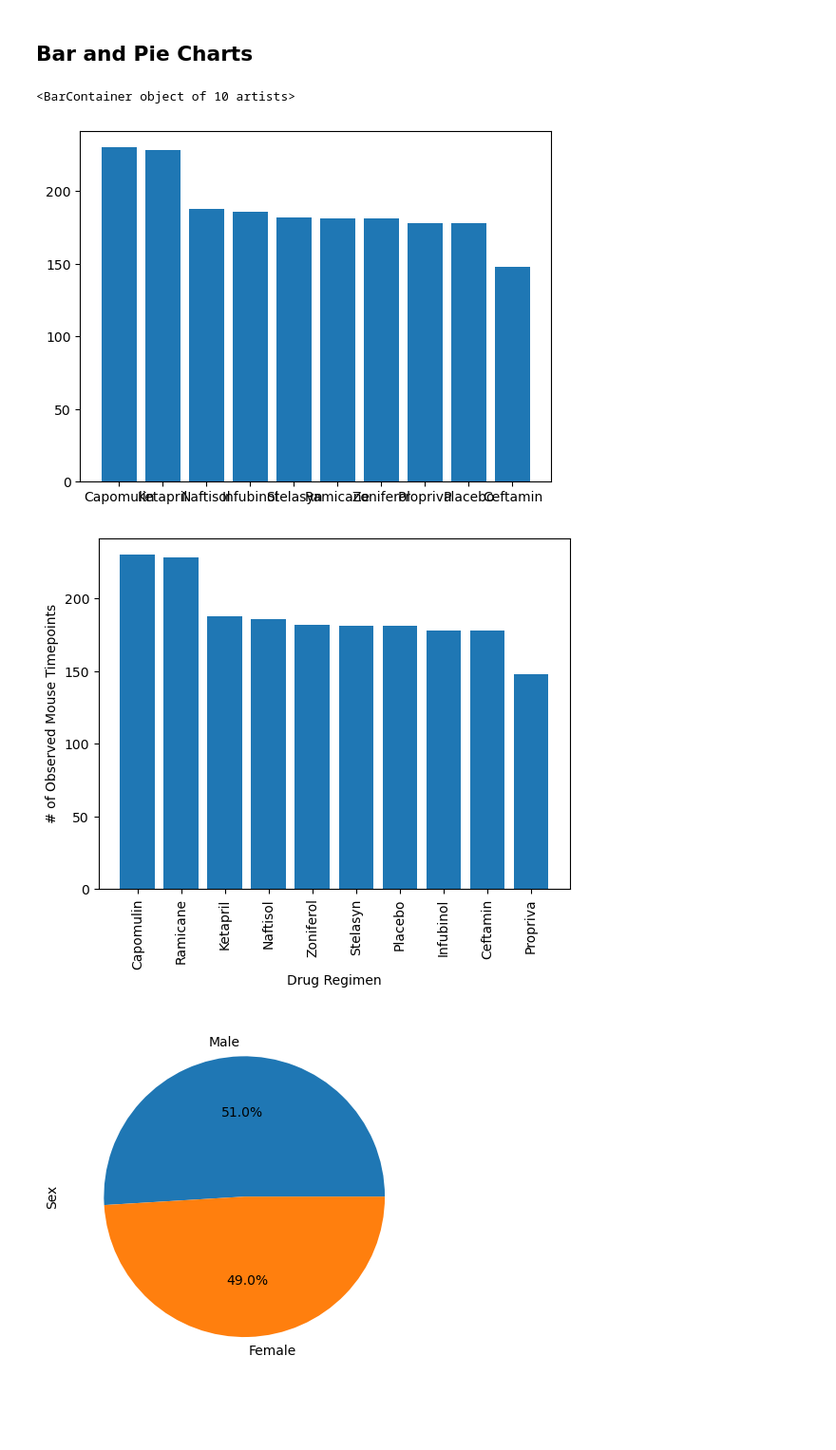
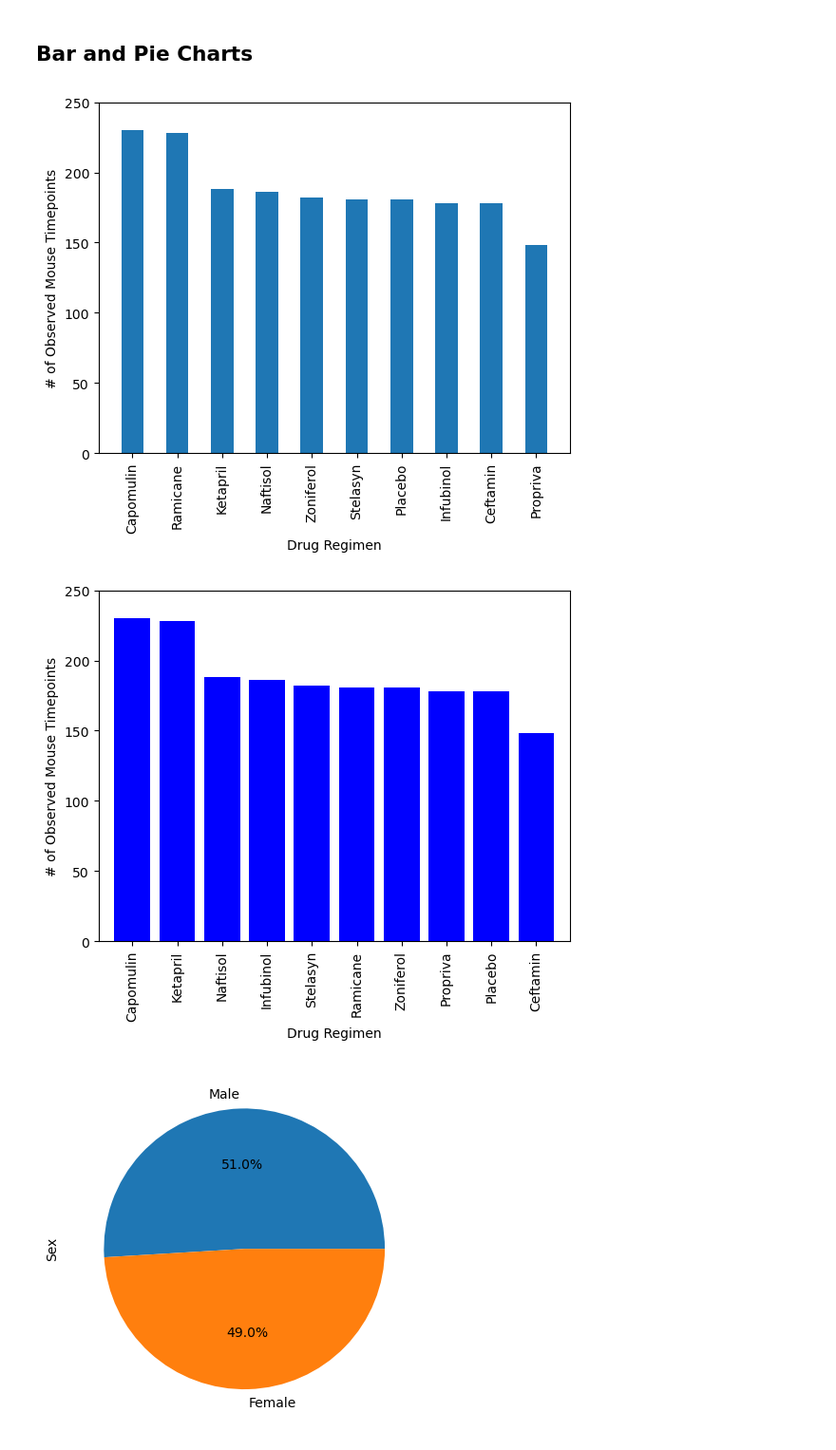
Before and after one commit to ddaniel2024/Module-5-Data-Visualisation, a Jupyter notebook: pymaceuticals_main.ipynb, the cells around one changed output. Shown: that part at 95% size. Cells and saved outputs as stored; diff of their text form; code cells hidden in the pictures; blank space fills up the shorter version.

Commit message:
bar charts completed

```diff
--- a/pymaceuticals_main.ipynb
+++ b/pymaceuticals_main.ipynb
@@ -143,13 +143,33 @@ summary_df_2
 ## Bar and Pie Charts
 # %%
 # Generate a bar plot showing the total number of rows (Mouse ID/Timepoints) for each drug regimen using Pandas.
+observed_timepoints_df = cleaned_data["Drug Regimen"].value_counts()
+observed_timepoints_df.plot(kind="bar")
+
+plt.xlim(-0.75,len(x_axis)-0.25)
+plt.ylim(0, max(data)+20)
+
+plt.xlabel("Drug Regimen")
+plt.ylabel("# of Observed Mouse Timepoints")
+plt.show()
 # %% [output]
-<BarContainer object of 10 artists>
-[figure, old version]
+[figure, new version]
 # %%
 # Generate a bar plot showing the total number of rows (Mouse ID/Timepoints) for each drug regimen using pyplot.
+x_axis = cleaned_data["Drug Regimen"].unique()
+data = cleaned_data["Drug Regimen"].value_counts()
+
+plt.bar(x_axis, data, color="b", align="center")
+plt.xticks(rotation="vertical")
+
+plt.xlim(-0.75,len(x_axis)-0.25)
+plt.ylim(0, max(data)+20)
+
+plt.xlabel("Drug Regimen")
+plt.ylabel("# of Observed Mouse Timepoints")
+plt.show()
 # %% [output]
-[figure, old version]
+[figure, new version]
 # %%
 # Generate a pie plot showing the distribution of female versus male mice using Pandas
 # %% [output]
```
